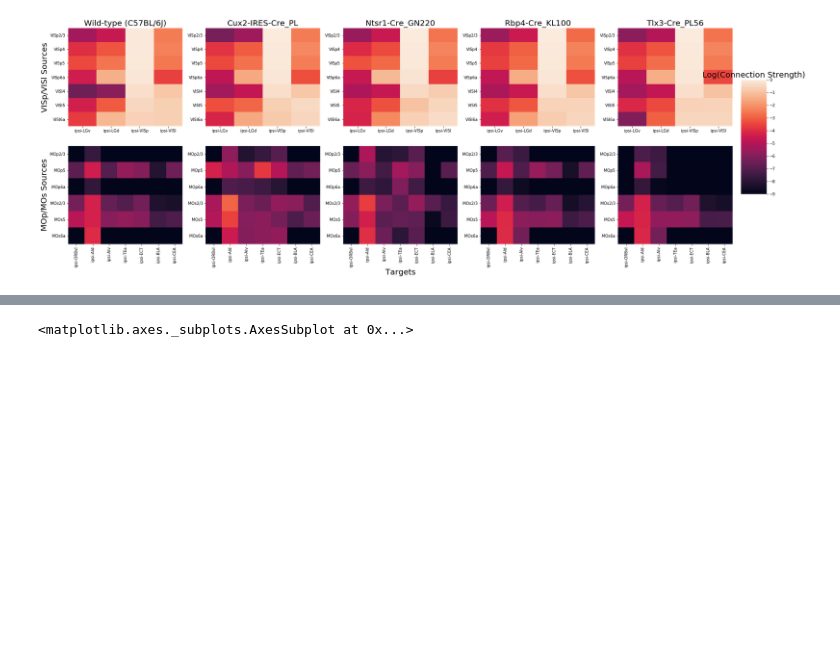
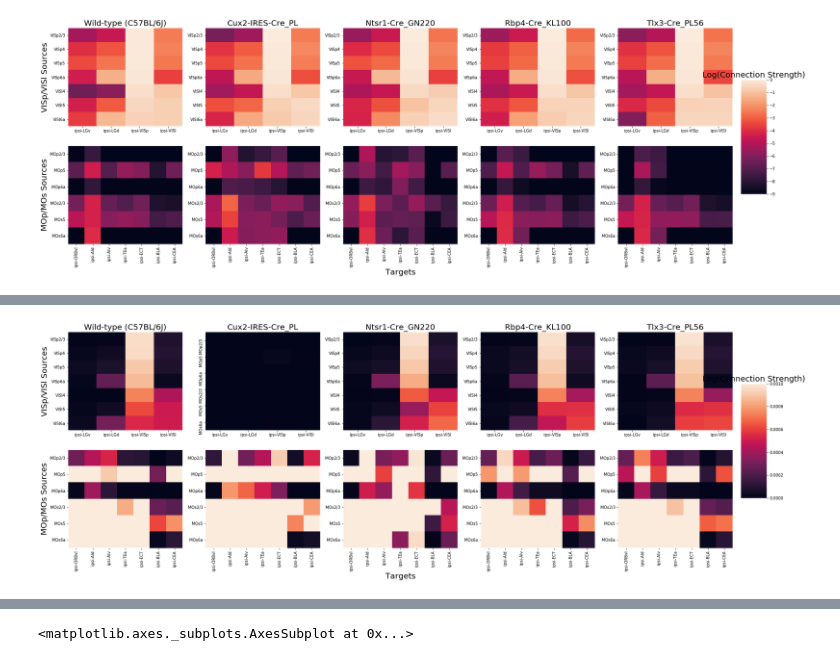
Before and after one commit to AllenInstitute/mouse_connectivity_models, a Jupyter notebook: analyses/paper/connectivitycreation/Figure3.ipynb, the cells around one changed output, grey strips where cells are left out. Saved outputs shown, nothing was run; the diff lists cells and outputs as text; code cells hidden in the pictures; blank space fills up the shorter version.

```diff
--- a/analyses/paper/connectivitycreation/Figure3.ipynb
+++ b/analyses/paper/connectivitycreation/Figure3.ipynb
@@ -132,0 +115,93 @@ wt_conn
+# %%
+fig, axes = plt.subplots(2,5, figsize = (30,10))
+cbar_ax = fig.add_axes([.91, .3, .03, .4])
+
+#tp = np.log(wt_conn.loc[source_regions].loc[:,target_regions])
+#tp.iloc[np.where(tp < -9)] = -9
+vmin_vis = 0.
+vmax_vis = 1.
+vmin_mos = 0.
+vmax_mos = .001
+
+sns.heatmap(wt_conn.loc[source_regions].loc[:,target_regions], vmin = vmin_vis, vmax = vmax_vis, ax= axes[0,0], cbar = False)
+
+#tp = np.log(wt_conn.loc[source_reg].loc[:,targ_reg])
+#tp.iloc[np.where(tp < -9)] = -9
+sns.heatmap(wt_conn.loc[source_reg].loc[:,targ_reg],vmin = vmin_mos, vmax = vmax_mos, ax= axes[1,0], cbar = False)
+
+#tp = np.log(Cux2_conn.loc[source_regions].loc[:,target_regions])
+#tp.iloc[np.where(tp < -9)] = -9
+sns.heatmap(Cux2_conn.loc[source_reg].loc[:,target_regions], vmin = vmin_vis, vmax = vmax_vis, ax= axes[0,1], cbar = False)
+
+#tp = np.log(Cux2_conn.loc[source_reg].loc[:,targ_reg])
+#tp.iloc[np.where(tp < -9)] = -9
+sns.heatmap(Cux2_conn.loc[source_reg].loc[:,targ_reg], vmin = vmin_mos, vmax = vmax_mos, ax= axes[1,1], cbar = False)
+
+#tp = np.log(Ntsr1_conn.loc[source_regions].loc[:,target_regions])
+#tp.iloc[np.where(tp < -9)] = -9
+sns.heatmap(Ntsr1_conn.loc[source_regions].loc[:,target_regions], vmin = vmin_vis, vmax = vmax_vis,ax= axes[0,2], cbar = False)
+
+#tp = np.log(Ntsr1_conn.loc[source_reg].loc[:,targ_reg])
+#tp.iloc[np.where(tp < -9)] = -9
+sns.heatmap(Ntsr1_conn.loc[source_reg].loc[:,targ_reg],vmin = vmin_mos, vmax = vmax_mos,  ax= axes[1,2], cbar = False)
+
+#tp = np.log(Rbp4_conn.loc[source_regions].loc[:,target_regions])
+#tp.iloc[np.where(tp < -9)] = -9
+sns.heatmap(Rbp4_conn.loc[source_regions].loc[:,target_regions], vmin = vmin_vis, vmax = vmax_vis, ax= axes[0,3], cbar = False)
+
+#tp = np.log(Rbp4_conn.loc[source_reg].loc[:,targ_reg])
+#tp.iloc[np.where(tp < -9)] = -9
+sns.heatmap(Rbp4_conn.loc[source_reg].loc[:,targ_reg],vmin = vmin_mos, vmax = vmax_mos,  ax= axes[1,3], cbar = False)
+
+#tp = Tlx3_conn.loc[source_regions].loc[:,target_regions]
+#tp.iloc[np.where(tp < -9)] = -9
+sns.heatmap(Tlx3_conn.loc[source_regions].loc[:,target_regions],vmin = vmin_vis, vmax = vmax_vis,  ax= axes[0,4], cbar = False)
+
+#tp = np.log(Tlx3_conn.loc[source_reg].loc[:,targ_reg])
+#tp.iloc[np.where(tp < -9)] = -9
+sns.heatmap(Tlx3_conn.loc[source_reg].loc[:,targ_reg], ax= axes[1,4],vmin = vmin_mos, vmax = vmax_mos, cbar = True,cbar_ax= cbar_ax) #cbar_kws={'label': 'Log projection strength'})
+cbar_ax.set_title('Log(Connection Strength)', fontsize = 20)
+
+axes[0,0].set_title('Wild-type (C57BL/6J)', fontsize = 20)
+axes[0,1].set_title('Cux2-IRES-Cre_PL', fontsize = 20)
+axes[0,2].set_title('Ntsr1-Cre_GN220', fontsize = 20)
+axes[0,3].set_title('Rbp4-Cre_KL100', fontsize = 20)
+axes[0,4].set_title('Tlx3-Cre_PL56', fontsize = 20)
+
+axes[1,0].set_yticklabels(axes[1,0].get_yticklabels(), rotation=0)
+axes[1,1].set_yticklabels(axes[1,0].get_yticklabels(), rotation=0)
+axes[1,2].set_yticklabels(axes[1,0].get_yticklabels(), rotation=0)
+axes[1,3].set_yticklabels(axes[1,0].get_yticklabels(), rotation=0)
+axes[1,4].set_yticklabels(axes[1,0].get_yticklabels(), rotation=0)
+
+axes[1,0].set_ylabel('MOp/MOs Sources', fontsize = 20)
+axes[0,0].set_ylabel('VISp/VISl Sources', fontsize = 20)
+
+axes[1,1].set_ylabel('')
+axes[0,1].set_ylabel('')
+
+axes[1,2].set_ylabel('')
+axes[0,2].set_ylabel('')
+
+axes[1,3].set_ylabel('')
+axes[0,3].set_ylabel('')
+
+axes[1,4].set_ylabel('')
+axes[0,4].set_ylabel('')
+
+axes[1,0].set_xlabel('', fontsize = 20)
+axes[0,0].set_xlabel('', fontsize = 20)
+
+axes[1,1].set_xlabel('')
+axes[0,1].set_xlabel('')
+
+axes[1,2].set_xlabel('Targets', fontsize = 20)
+axes[0,2].set_xlabel('', fontsize = 20)
+
+axes[1,3].set_xlabel('')
+axes[0,3].set_xlabel('')
+
+axes[1,4].set_xlabel('')
+axes[0,4].set_xlabel('')
+#plt.savefig('/Users/samsonkoelle/alleninstitute/sambranch/mouse_connectivity_models/analyses/visp_mo_1201')
+# %% [output]
@@ -132,0 +209 @@ wt_conn
+[figure, added]
```
Also changed, not shown: parts of 11 cells of this notebook, 10 other files.
